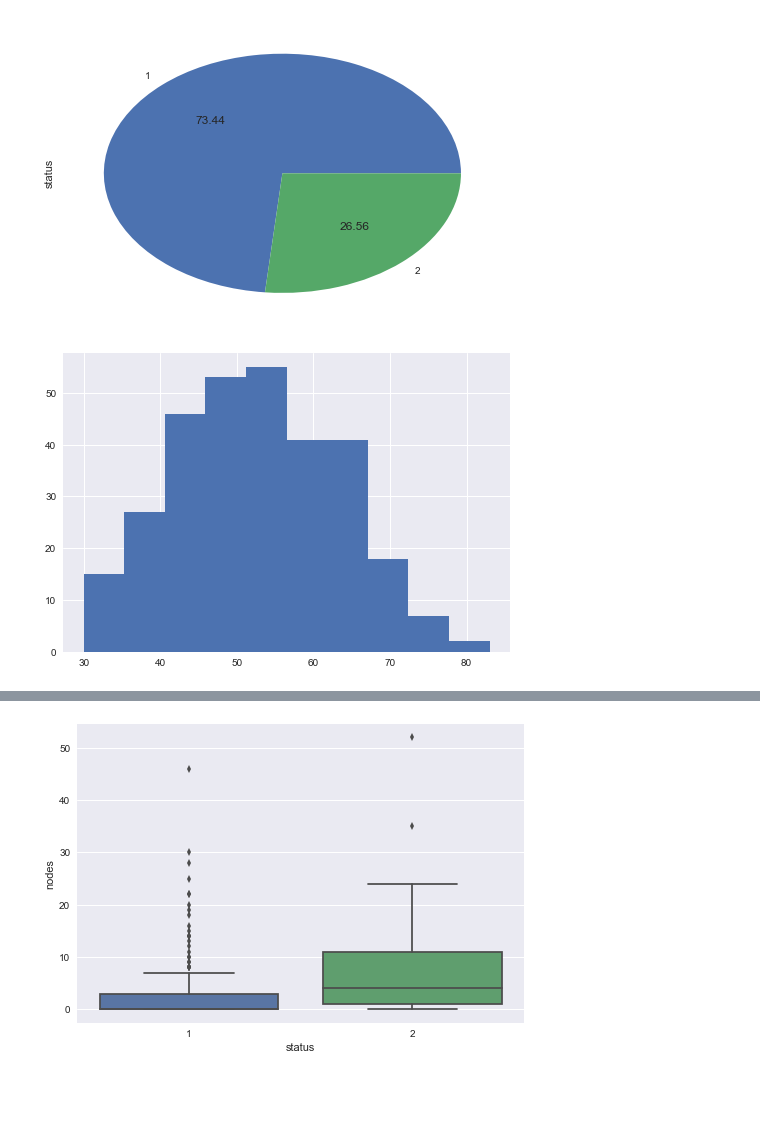
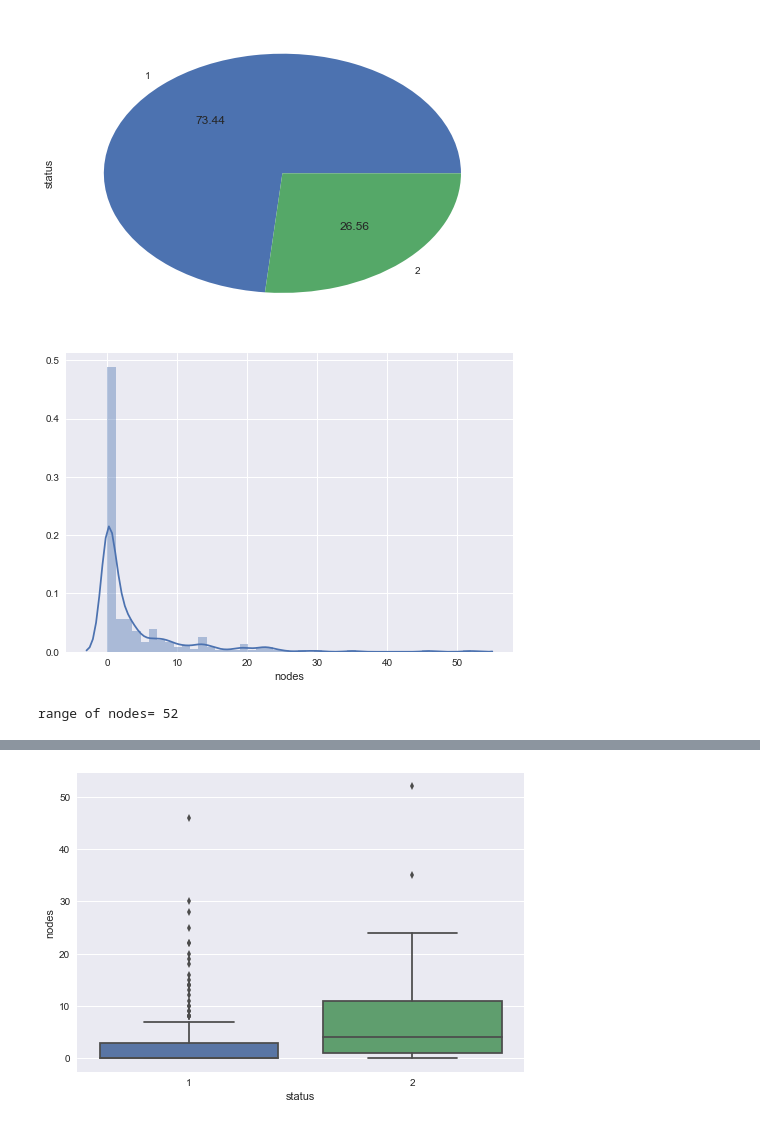
Before and after one commit to ritwik-ghosh153/statistics-assignments-campus-x, a Jupyter notebook: Statistics_Assignment(PDF&CDF).ipynb, the cells around one changed output, grey strips where cells are left out. Saved outputs shown, nothing was run; the diff lists cells and outputs as text; code cells hidden in the pictures; blank space fills up the shorter version.

```diff
--- a/Statistics_Assignment(PDF&CDF).ipynb
+++ b/Statistics_Assignment(PDF&CDF).ipynb
@@ -45,8 +66,10 @@ data["status"].value_counts().plot(kind='pie',autopct='%0.2f')
 plt.show()
 # %% [output]
 [figure]
-# %%
-plt.hist(data["age"].values)
-plt.show()
-# %% [output]
-[figure, removed]
+# %%
+sns.distplot(data["nodes"])
+plt.show()
+print("range of nodes=",max(data["nodes"])-min(data["nodes"]))
+# %% [output]
+[figure, added]
+range of nodes= 52
```
Also changed, not shown: parts of 12 cells of this notebook, 1 other file.
